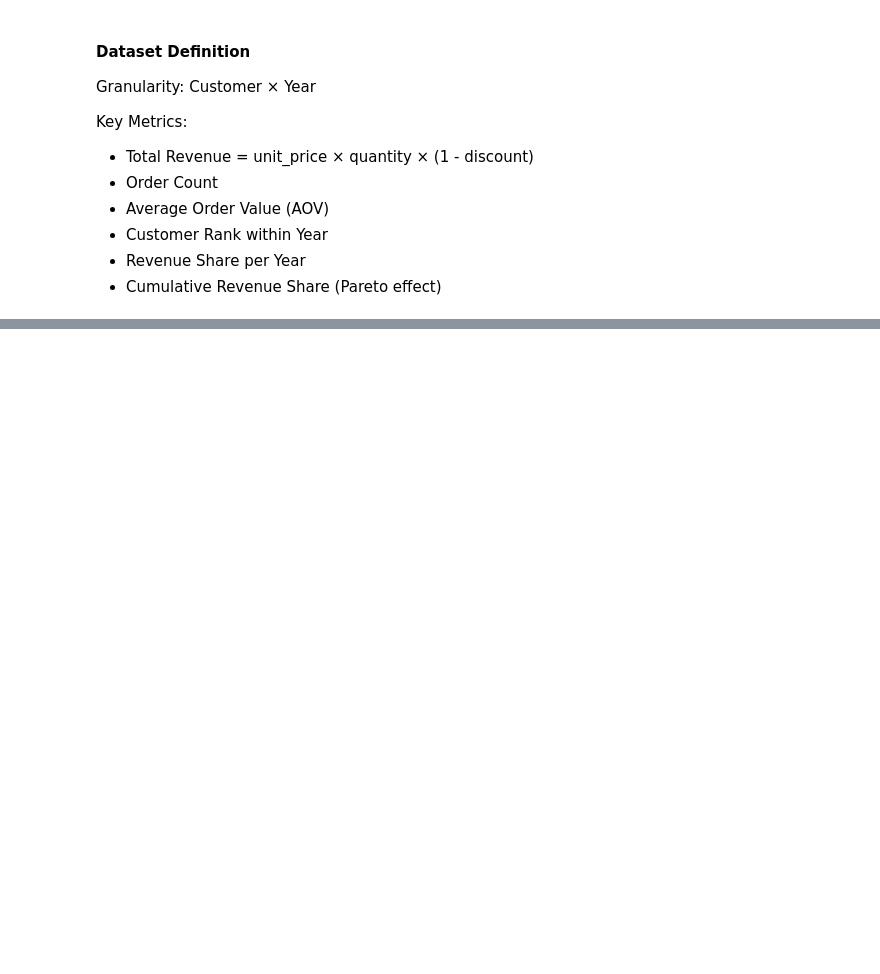
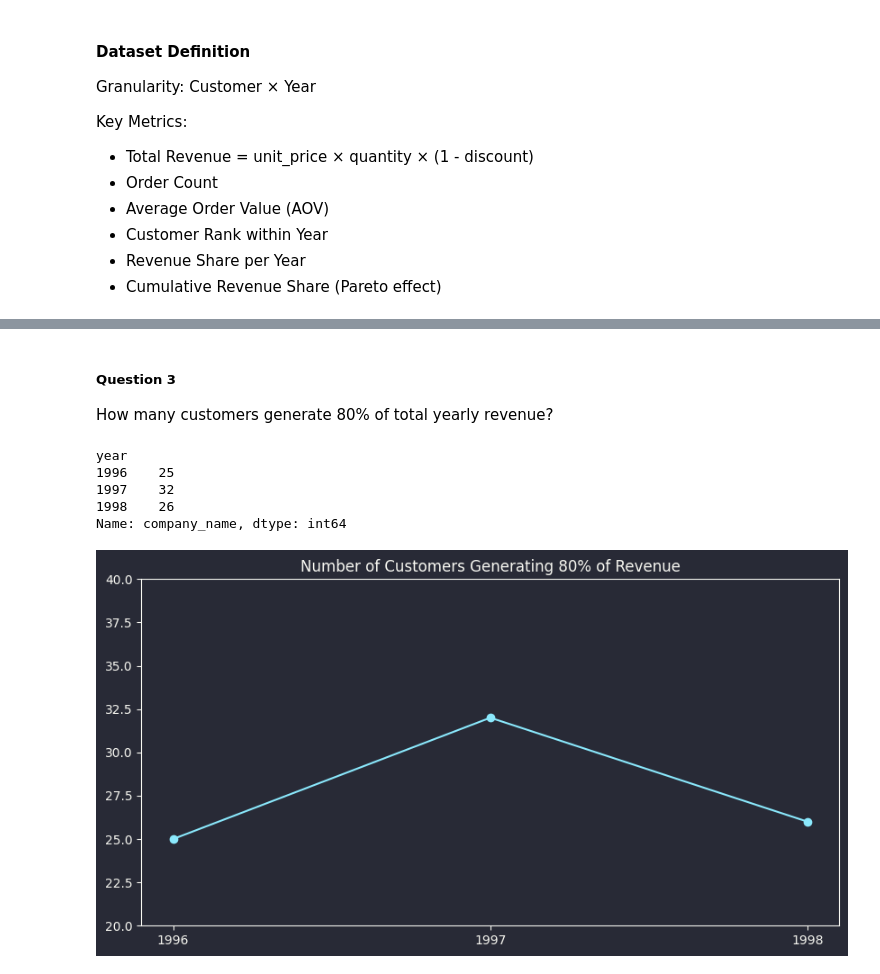
Before and after one commit to pzahorsky/northwind-sales-data-pipeline, a Jupyter notebook: notebook/sales_data_pipeline.ipynb, the cells around one changed output, grey strips where cells are left out. Drawn from its saved outputs; the diff is of its cells as text; code cells hidden in the pictures; blank space fills up the shorter version.

```diff
--- a/notebook/sales_data_pipeline.ipynb
+++ b/notebook/sales_data_pipeline.ipynb
@@ -51,0 +162,27 @@ SQL length: 769
+# %% [markdown]
+##### Question 3
+How many customers generate 80% of total yearly revenue?
+# %%
+top_customers_80_per = (
+    dataset[dataset["cum_revenue_share_year"] <= 0.8]
+    .groupby("year")["company_name"]
+    .count()
+)
+
+print(top_customers_80_per)
+
+plt.figure(figsize=(10,5))
+plt.plot(top_customers_80_per.index, top_customers_80_per.values, marker="o")
+plt.xticks(top_customers_80_per.index)
+
+plt.title("Number of Customers Generating 80% of Revenue")
+plt.ylim(20,40)
+
+plt.show()
+# %% [output]
+year
+1996    25
+1997    32
+1998    26
+Name: company_name, dtype: int64
+[figure, added]
```
Also changed, not shown: parts of 12 cells of this notebook, 2 other files.
